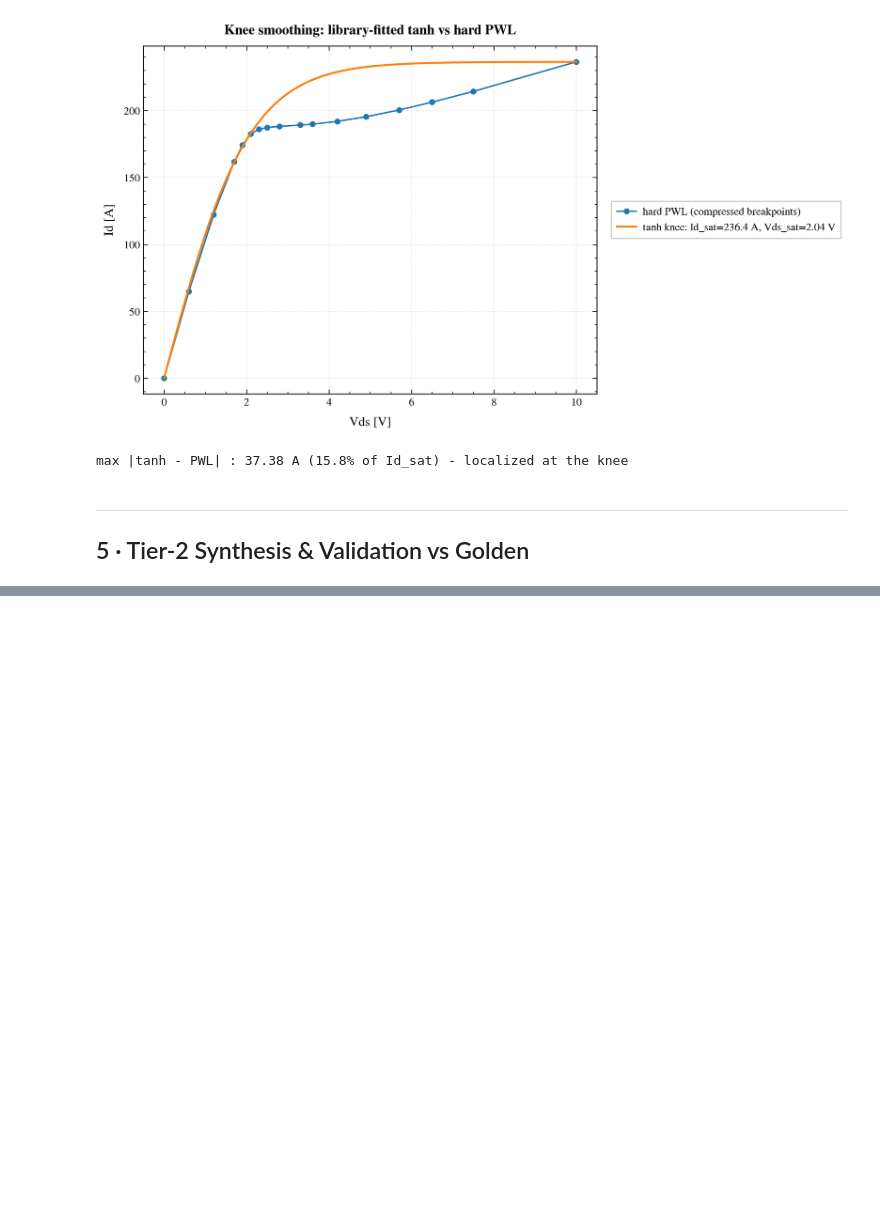
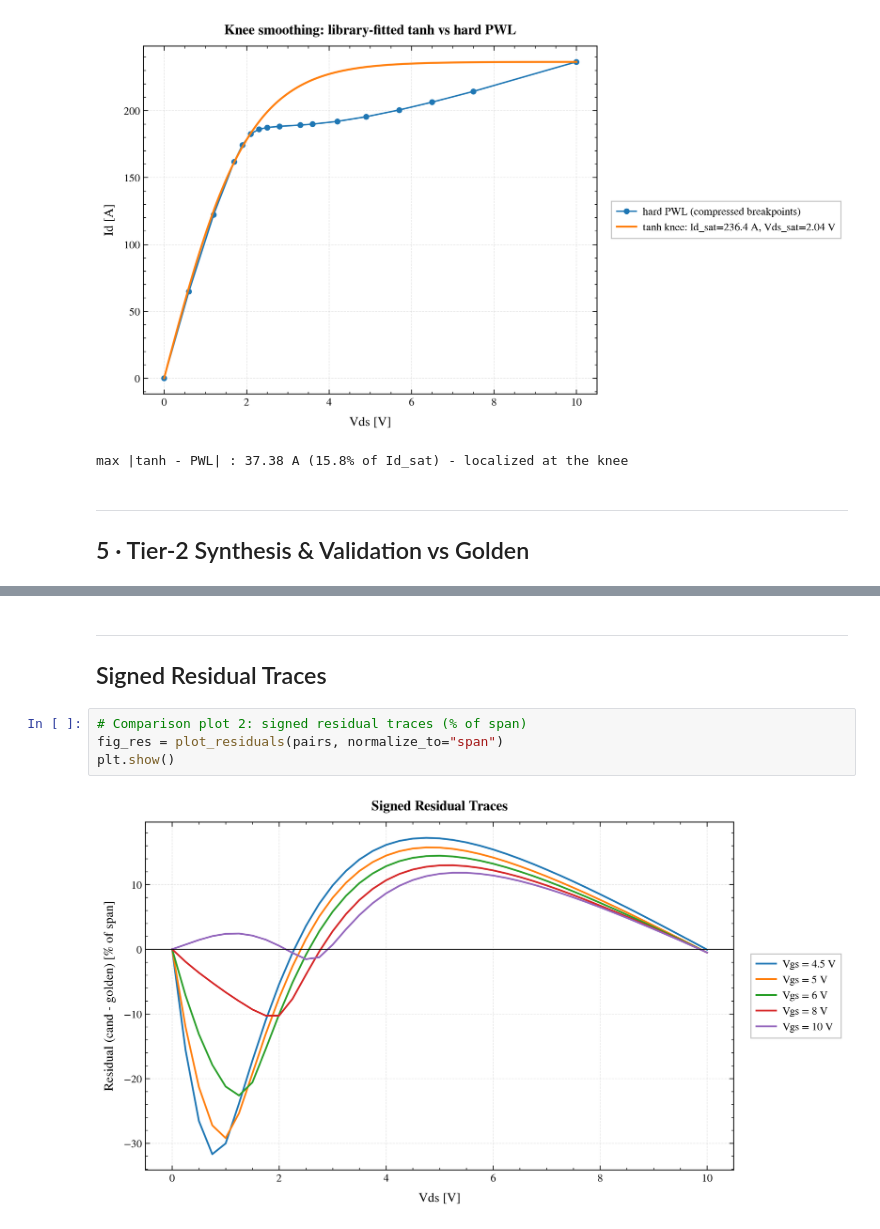
Before and after one commit to Anmol-G-K/PieceSpice, a Jupyter notebook: notebooks/02_piecewise_approximation.ipynb, the cells around one changed output, grey strips where cells are left out. Drawn from its saved outputs; the diff is of its cells as text; blank space fills up the shorter version.

```diff
--- a/notebooks/02_piecewise_approximation.ipynb
+++ b/notebooks/02_piecewise_approximation.ipynb
@@ -233,0 +287,9 @@ Worst endpoint error: 0.53%  (target < 5%)
+# %% [markdown]
+---
+## Signed Residual Traces
+# %%
+# Comparison plot 2: signed residual traces (% of span)
+fig_res = plot_residuals(pairs, normalize_to="span")
+plt.show()
+# %% [output]
+[figure, added]
```
Also changed, not shown: parts of 9 cells of this notebook, 9 other files.
